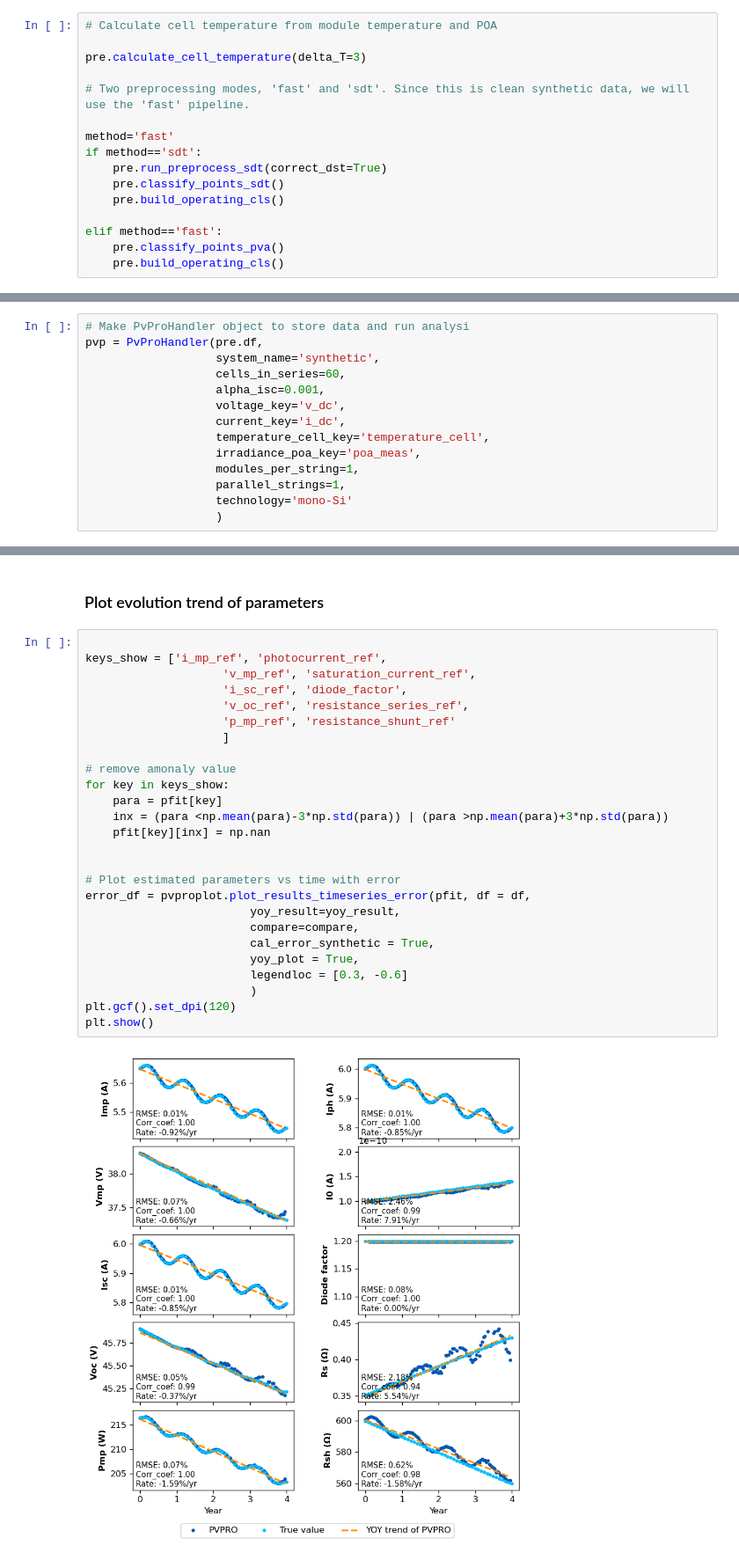
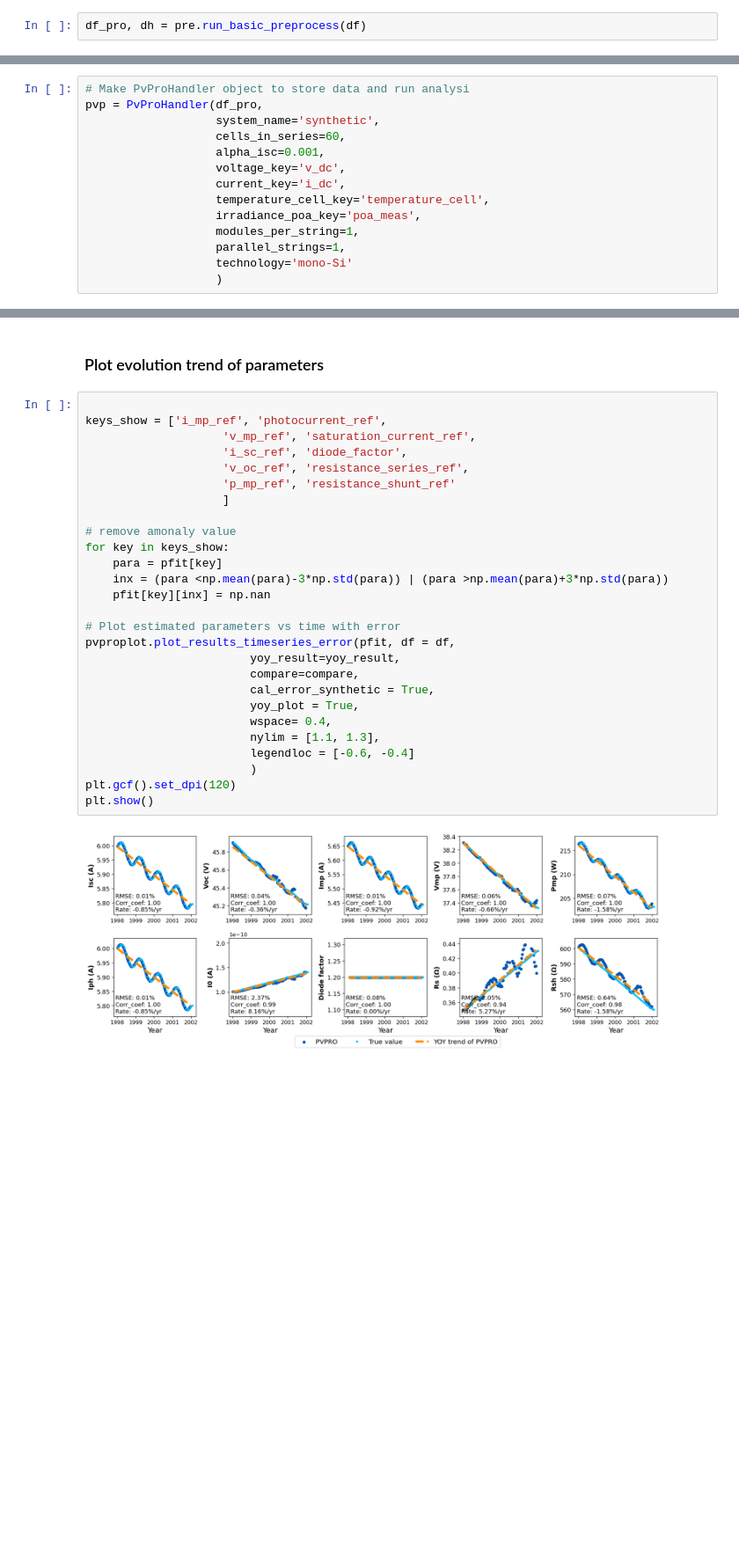
Before and after one commit to DuraMAT/pvpro, a Jupyter notebook: examples/Synthetic_analyze.ipynb, the cells around one changed output, grey strips where cells are left out. Shown at 88% size. Drawn from its saved outputs; the diff is of its cells as text; blank space fills up the shorter version.

```diff
--- a/examples/Synthetic_analyze.ipynb
+++ b/examples/Synthetic_analyze.ipynb
@@ -188,19 +188,5 @@ pre = Preprocessor(df,
 # %% [markdown]
 ### Run preprocess pipeline
 # %%
-# Calculate cell temperature from module temperature and POA
-
-pre.calculate_cell_temperature(delta_T=3)
-
-# Two preprocessing modes, 'fast' and 'sdt'. Since this is clean synthetic data, we will use the 'fast' pipeline.
-
-method='fast'
-if method=='sdt':
-    pre.run_preprocess_sdt(correct_dst=True)
-    pre.classify_points_sdt()
-    pre.build_operating_cls()
-
-elif method=='fast':
-    pre.classify_points_pva()
-    pre.build_operating_cls()
+df_pro, dh = pre.run_basic_preprocess(df)
 # %% [output]
@@ -209,7 +208,7 @@ Cell temperature assigned to 'temperature_cell'
 ## Parameter estimation
 # %%
 # Make PvProHandler object to store data and run analysi
-pvp = PvProHandler(pre.df,
+pvp = PvProHandler(df_pro,
                    system_name='synthetic',
                    cells_in_series=60,
                    alpha_isc=0.001,
@@ -316,28 +315,29 @@ compare['t_years'] = np.array(
 # %%
 
 keys_show = ['i_mp_ref', 'photocurrent_ref',
                     'v_mp_ref', 'saturation_current_ref',
                     'i_sc_ref', 'diode_factor',
                     'v_oc_ref', 'resistance_series_ref',
                     'p_mp_ref', 'resistance_shunt_ref'
                     ]
 
 # remove amonaly value
 for key in keys_show:
     para = pfit[key]
     inx = (para <np.mean(para)-3*np.std(para)) | (para >np.mean(para)+3*np.std(para))
     pfit[key][inx] = np.nan
 
-
 # Plot estimated parameters vs time with error
-error_df = pvproplot.plot_results_timeseries_error(pfit, df = df,
+pvproplot.plot_results_timeseries_error(pfit, df = df,
                         yoy_result=yoy_result,
                         compare=compare,
                         cal_error_synthetic = True,
                         yoy_plot = True,
-                        legendloc = [0.3, -0.6]
+                        wspace= 0.4,
+                        nylim = [1.1, 1.3],
+                        legendloc = [-0.6, -0.4]
                         )
 plt.gcf().set_dpi(120)
 plt.show()
 # %% [output]
-[figure, old version]
+[figure, new version]
```
Also changed, not shown: parts of 2 cells of this notebook, 2 other files.
